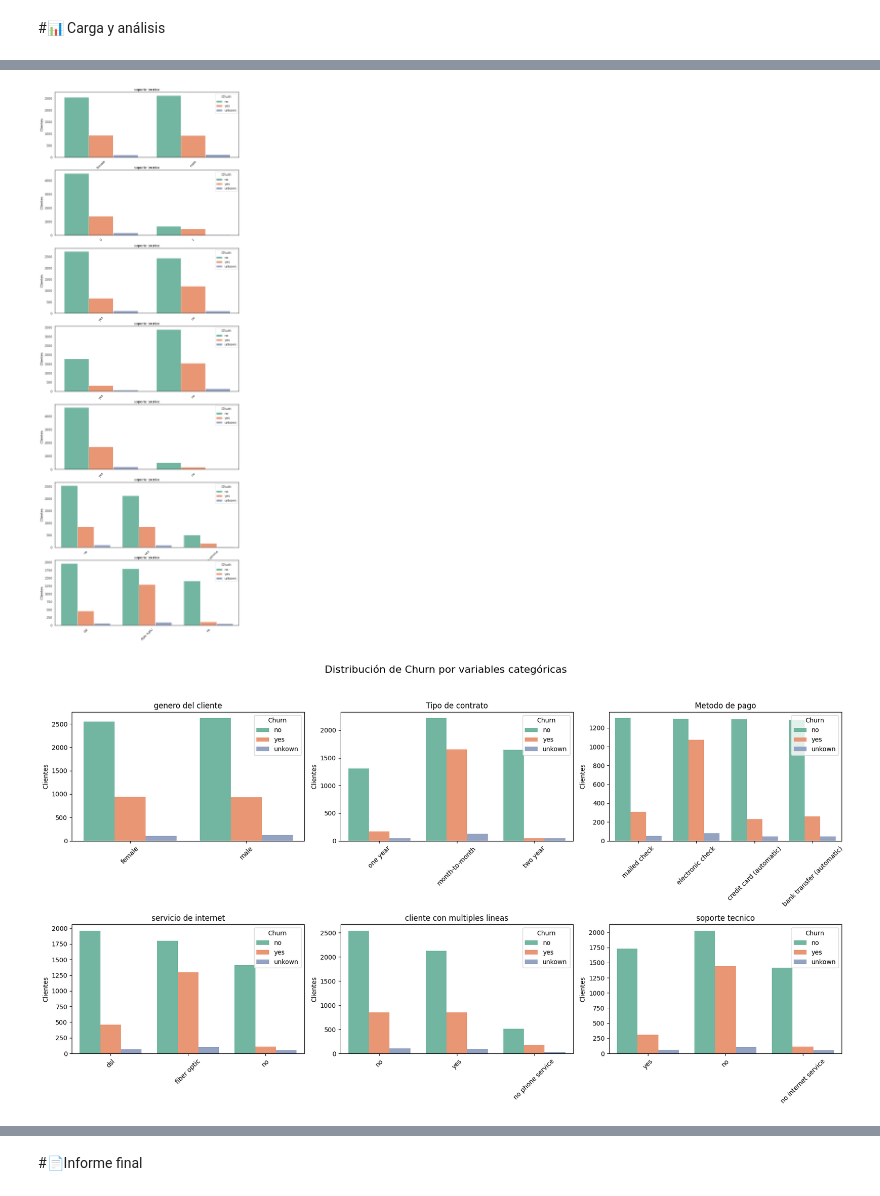
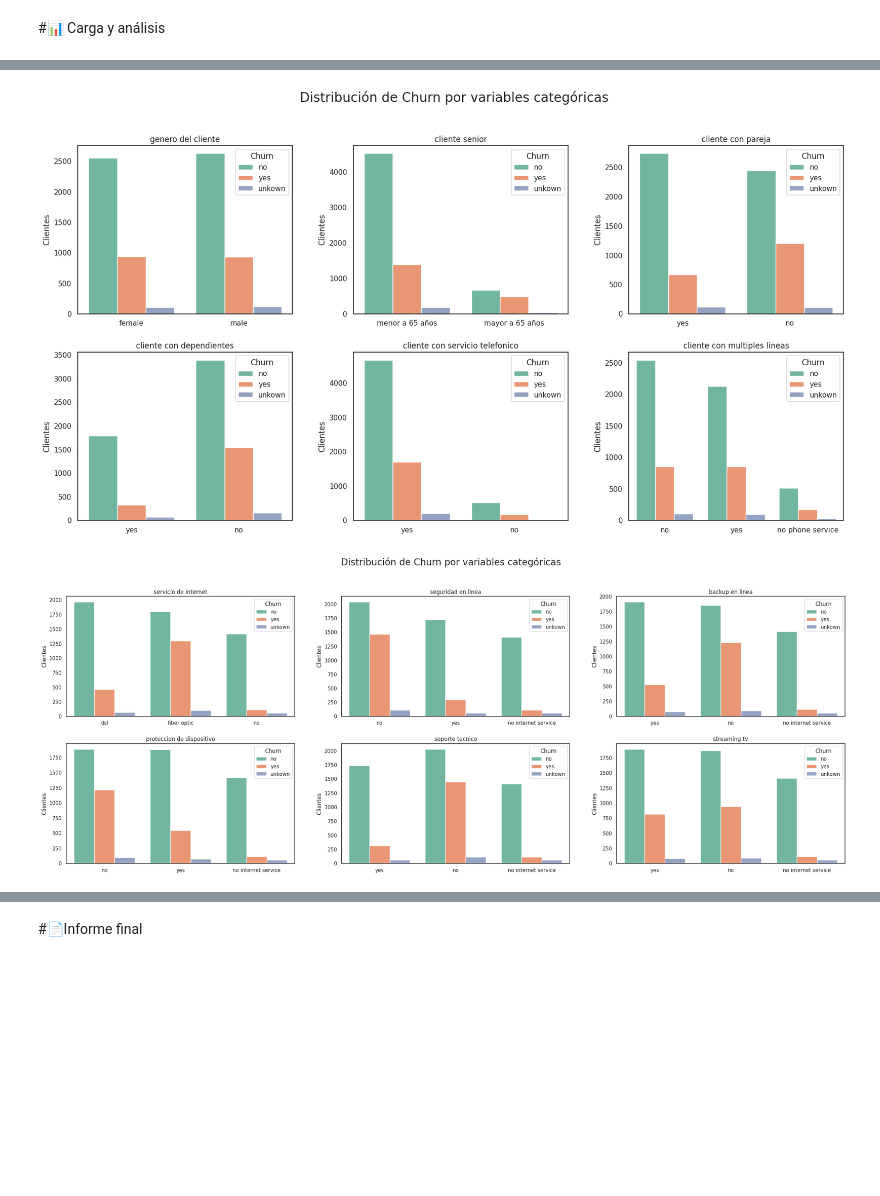
Before and after one commit to Kevincancino26/Challenge-Telecom-X-an-lisis-de-evacion-de-clientes, a Jupyter notebook: TelecomX_LATAM.ipynb, the cells around one changed output, grey strips where cells are left out. Saved outputs shown, nothing was run; the diff lists cells and outputs as text; code cells hidden in the pictures; blank space fills up the shorter version.

```diff
--- a/TelecomX_LATAM.ipynb
+++ b/TelecomX_LATAM.ipynb
@@ -141,6 +141,7 @@ memory usage: 1.2+ MB
 # %%
 df_normalizado_customer['costo total']=df_normalizado_customer['costo total'].replace(' ',0.0)
 df_normalizado_customer['costo total']=df_normalizado_customer['costo total'].astype(np.float64)
+df_normalizado_customer['cliente senior']=df_normalizado_customer['cliente senior'].replace(0,'menor a 65 años').replace(1,'mayor a 65 años')
 # %%
 df_normalizado_customer.info()
 # %% [output]
@@ -346,4 +347,4 @@ memory usage: 1.2+ MB
 # %% [markdown]
 #📊 Carga y análisis
 # %%
-df_normalizado_customer.describe().round(2)
+df_normalizado_customer=df_normalizado_customer.describe().round(2)
@@ -396,57 +377,60 @@ Index(['customerID', 'Churn', 'genero del cliente', 'cliente senior',
 # %%
-#no encuentro el error
-#estudiar el error
-#estudiar el parametro de los ejes
-#y los parametros nrows y ncols,ax=axs[i]
-columna_categoricas= [
+# Lista de columnas categóricas que quieres analizar
+columnas_categoricas = [
     'genero del cliente',
     'cliente senior',
     'cliente con pareja',
     'cliente con dependientes',
     'cliente con servicio telefonico',
     'cliente con multiples lineas',
-    'servicio de internet',
+
+
 ]
-sns.set_theme(style='white')
-fig, axs = plt.subplots(nrows=7, ncols=1, figsize=(12, 5 * len(columna_categoricas)))
-for i, columns in enumerate(columna_categoricas):
-  sns.countplot(data=df_normalizado_customer,x=columns,hue='Churn',palette='Set2',ax=axs[i])
-  axs[i].set_title(f'{columna}')
-  axs[i].set_xlabel('')
-  axs[i].set_ylabel('Clientes')
-  axs[i].tick_params(axis='x', rotation=45)
-  axs[i].legend(title='Churn', loc='upper right')
+
+# Crear figure y axes para 6 gráficos (3 filas x 6 columnas)
+fig, axs = plt.subplots(2, 3, figsize=(18, 10))
+fig.suptitle('Distribución de Churn por variables categóricas', fontsize=20)
+fig.subplots_adjust(hspace=10, wspace=5)
+axs = axs.flatten()
+
+# Crear cada gráfico
+for i, columna in enumerate(columnas_categoricas):
+    sns.countplot(data=df_normalizado_customer, x=columna, hue='Churn', palette='Set2', ax=axs[i])
+    axs[i].set_title(f'{columna}')
+    axs[i].set_xlabel('')
+    axs[i].set_ylabel('Clientes')
+    axs[i].tick_params(axis='x')
+    axs[i].legend(title='Churn', loc='upper right')
+
+plt.tight_layout(rect=[0, 0, 1, 0.95])  # Ajuste del layout para dejar espacio al título
+plt.show()
 # %% [output]
-[figure, old version]
+[figure, new version]
 # %%
-# Lista de columnas categóricas que quieres analizar
-columnas_categoricas = [
-    'genero del cliente',
-    'Tipo de contrato',
-    'Metodo de pago',
-    'servicio de internet',
-    'cliente con multiples lineas',
-    'soporte tecnico'
-]
-
-# Crear figure y axes para 6 gráficos (2 filas x 3 columnas)
-fig, axs = plt.subplots(2, 3, figsize=(18, 10))
-fig.suptitle('Distribución de Churn por variables categóricas', fontsize=16)
-
-# Flatten axs para iterar fácilmente
+columnas_categoricas2 =['servicio de internet',
+    'seguridad en linea',
+    'backup en linea',
+    'proteccion de dispositivo',
+    'soporte tecnico',
+    'streaming tv']
+    # Crear figure y axes para 6 gráficos (3 filas x 6 columnas)
+fig, axs = plt.subplots(2, 3, figsize=(25, 10))
+fig.suptitle('Distribución de Churn por variables categóricas', fontsize=20)
+fig.subplots_adjust(hspace=10, wspace=5)
 axs = axs.flatten()
 
 # Crear cada gráfico
-for i, columna in enumerate(columnas_categoricas):
+for i, columna in enumerate(columnas_categoricas2):
     sns.countplot(data=df_normalizado_customer, x=columna, hue='Churn', palette='Set2', ax=axs[i])
     axs[i].set_title(f'{columna}')
     axs[i].set_xlabel('')
     axs[i].set_ylabel('Clientes')
-    axs[i].tick_params(axis='x', rotation=45)
+    axs[i].tick_params(axis='x')
     axs[i].legend(title='Churn', loc='upper right')
+
 
 plt.tight_layout(rect=[0, 0, 1, 0.95])  # Ajuste del layout para dejar espacio al título
 plt.show()
 # %% [output]
-[figure, old version]
+[figure, new version]
 # %%
```
Also changed, not shown: parts of 5 cells of this notebook.
